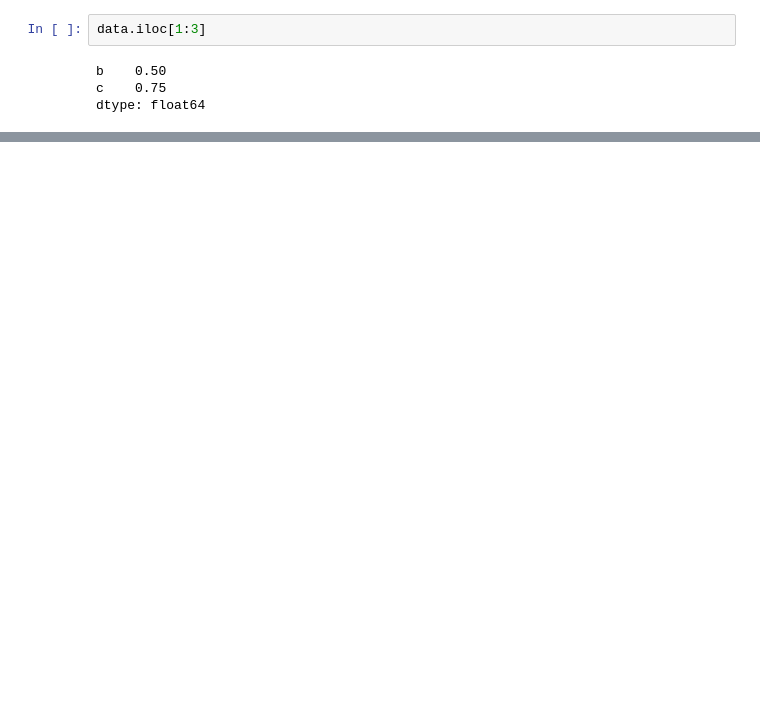
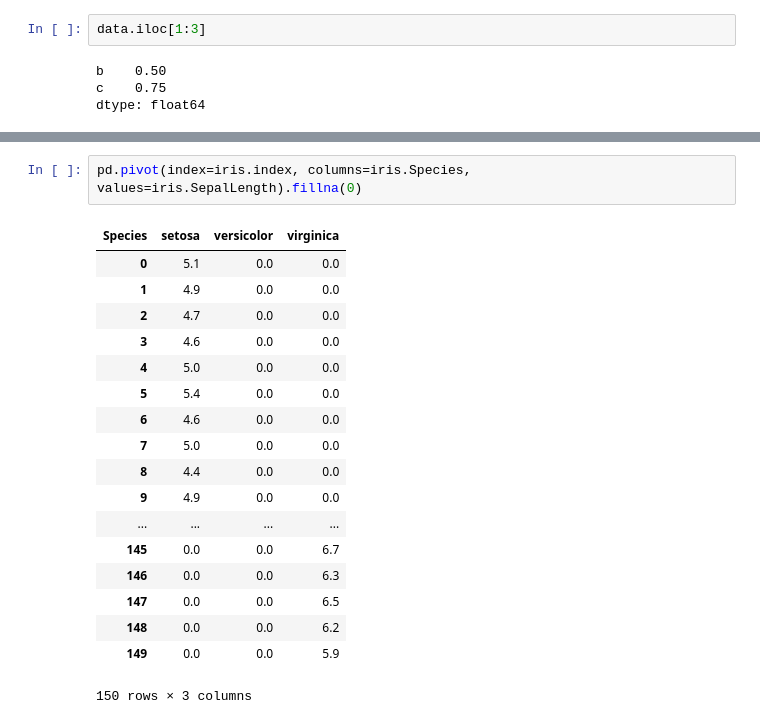
Before and after one commit to silverstone1903/Pandas-Giris, a Jupyter notebook: Pandas.ipynb, the cells around one changed output, grey strips where cells are left out. Saved outputs shown, nothing was run; the diff lists cells and outputs as text; blank space fills up the shorter version.

```diff
--- a/Pandas.ipynb
+++ b/Pandas.ipynb
@@ -257,0 +773,21 @@ dtype: float64
+# %%
+pd.pivot(index=iris.index, columns=iris.Species, values=iris.SepalLength).fillna(0)
+# %% [output]
+| Species | setosa | versicolor | virginica |
+| 0 | 5.1 | 0.0 | 0.0 |
+| 1 | 4.9 | 0.0 | 0.0 |
+| 2 | 4.7 | 0.0 | 0.0 |
+| 3 | 4.6 | 0.0 | 0.0 |
+| 4 | 5.0 | 0.0 | 0.0 |
+| 5 | 5.4 | 0.0 | 0.0 |
+| 6 | 4.6 | 0.0 | 0.0 |
+| 7 | 5.0 | 0.0 | 0.0 |
+| 8 | 4.4 | 0.0 | 0.0 |
+| 9 | 4.9 | 0.0 | 0.0 |
+| ... | ... | ... | ... |
+| 145 | 0.0 | 0.0 | 6.7 |
+| 146 | 0.0 | 0.0 | 6.3 |
+| 147 | 0.0 | 0.0 | 6.5 |
+| 148 | 0.0 | 0.0 | 6.2 |
+| 149 | 0.0 | 0.0 | 5.9 |
+150 rows × 3 columns
```
Also changed, not shown: parts of 61 cells of this notebook.
